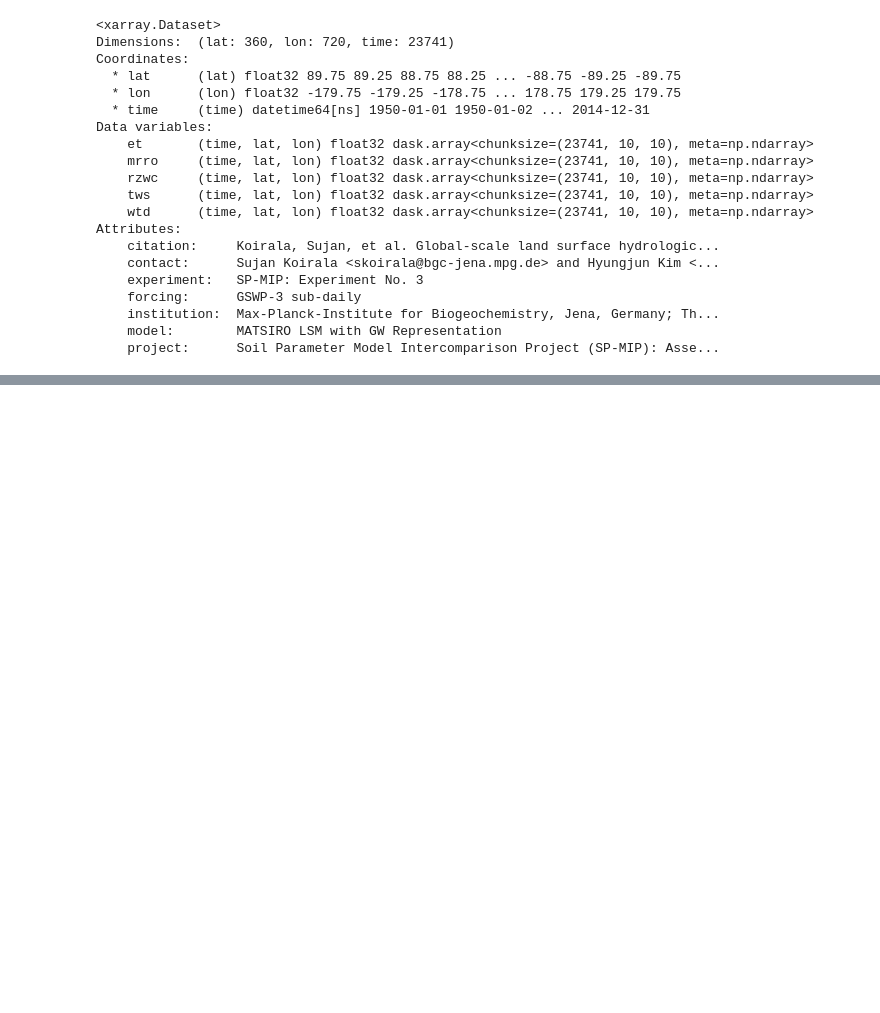
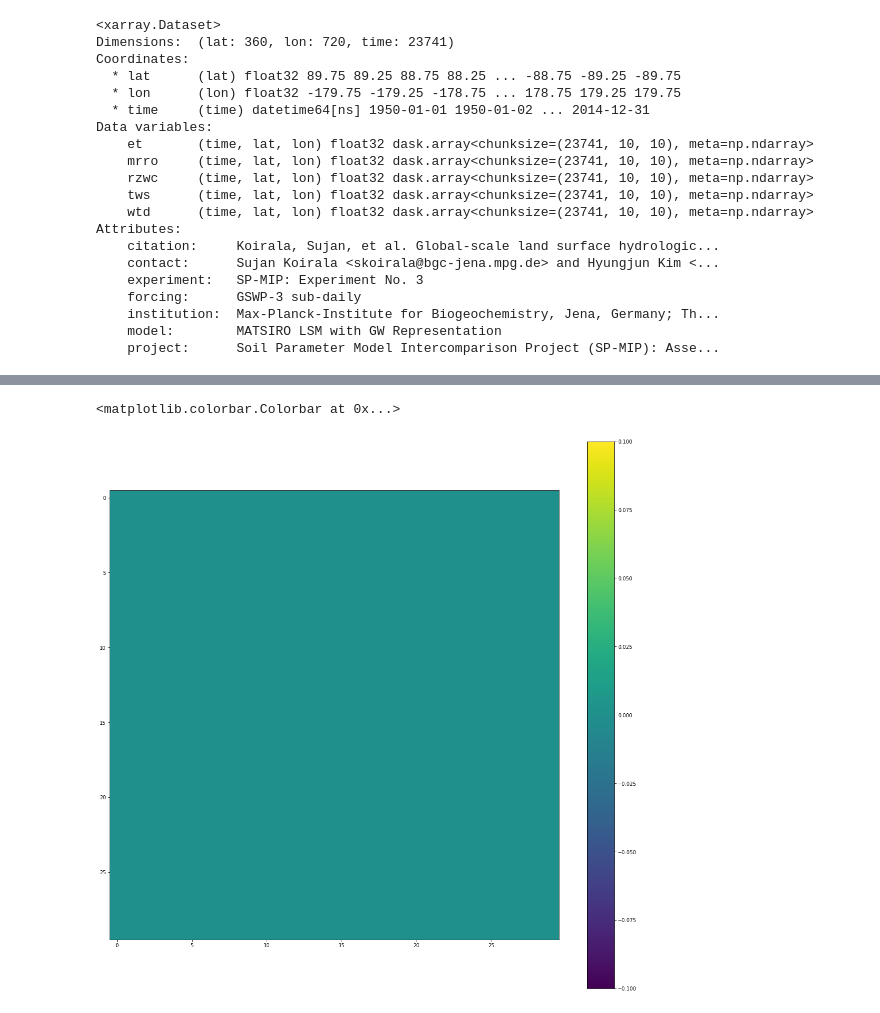
Before and after one commit to bask0/dl4es_ch18, a Jupyter notebook: src/notebooks/Untitled.ipynb, the cells around one changed output, grey strips where cells are left out. Drawn from its saved outputs; the diff is of its cells as text; code cells hidden in the pictures; blank space fills up the shorter version.

```diff
--- a/src/notebooks/Untitled.ipynb
+++ b/src/notebooks/Untitled.ipynb
@@ -261,0 +316,8 @@ Attributes:
+# %%
+plt.figure(figsize=(20, 20))
+
+plt.imshow(s0[-30:, -30:])
+plt.colorbar()
+# %% [output]
+<matplotlib.colorbar.Colorbar at 0x...>
+[figure, added]
```
Also changed, not shown: parts of 27 cells of this notebook, 17 other files.
